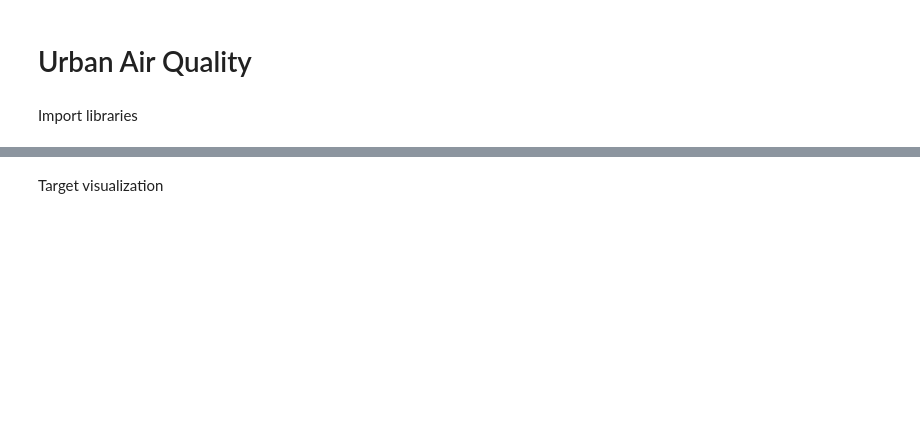
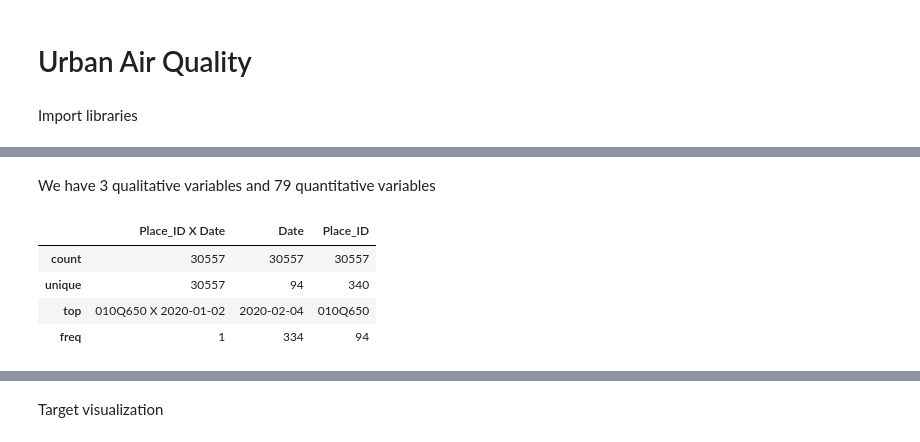
Before and after one commit to justekouassi/Umojahack-2023-Beginner-Practice-Challenge, a Jupyter notebook: air_quality.ipynb, the cells around one changed output, grey strips where cells are left out. Saved outputs shown, nothing was run; the diff lists cells and outputs as text; code cells hidden in the pictures; blank space fills up the shorter version.

```diff
--- a/air_quality.ipynb
+++ b/air_quality.ipynb
@@ -55,0 +91,11 @@ sample_submission.sample(5)
+# %% [markdown]
+We have 3 qualitative variables and 79 quantitative variables
+# %%
+# qualitative variables analysis
+train.select_dtypes(include='object').describe()
+# %% [output]
+|  | Place_ID X Date | Date | Place_ID |
+| count | 30557 | 30557 | 30557 |
+| unique | 30557 | 94 | 340 |
+| top | 010Q650 X 2020-01-02 | 2020-02-04 | 010Q650 |
+| freq | 1 | 334 | 94 |
```
Also changed, not shown: parts of 36 cells of this notebook, 3 other files.
